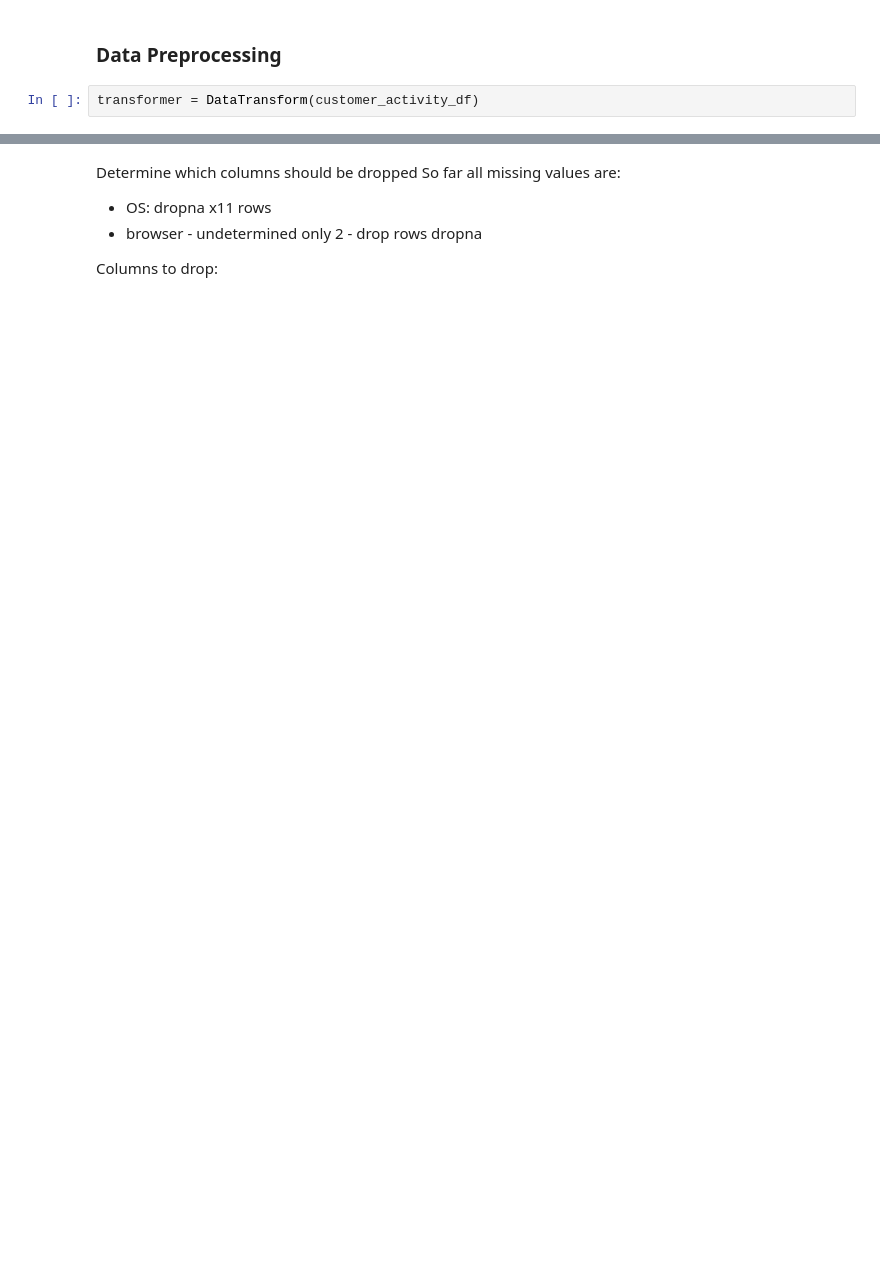
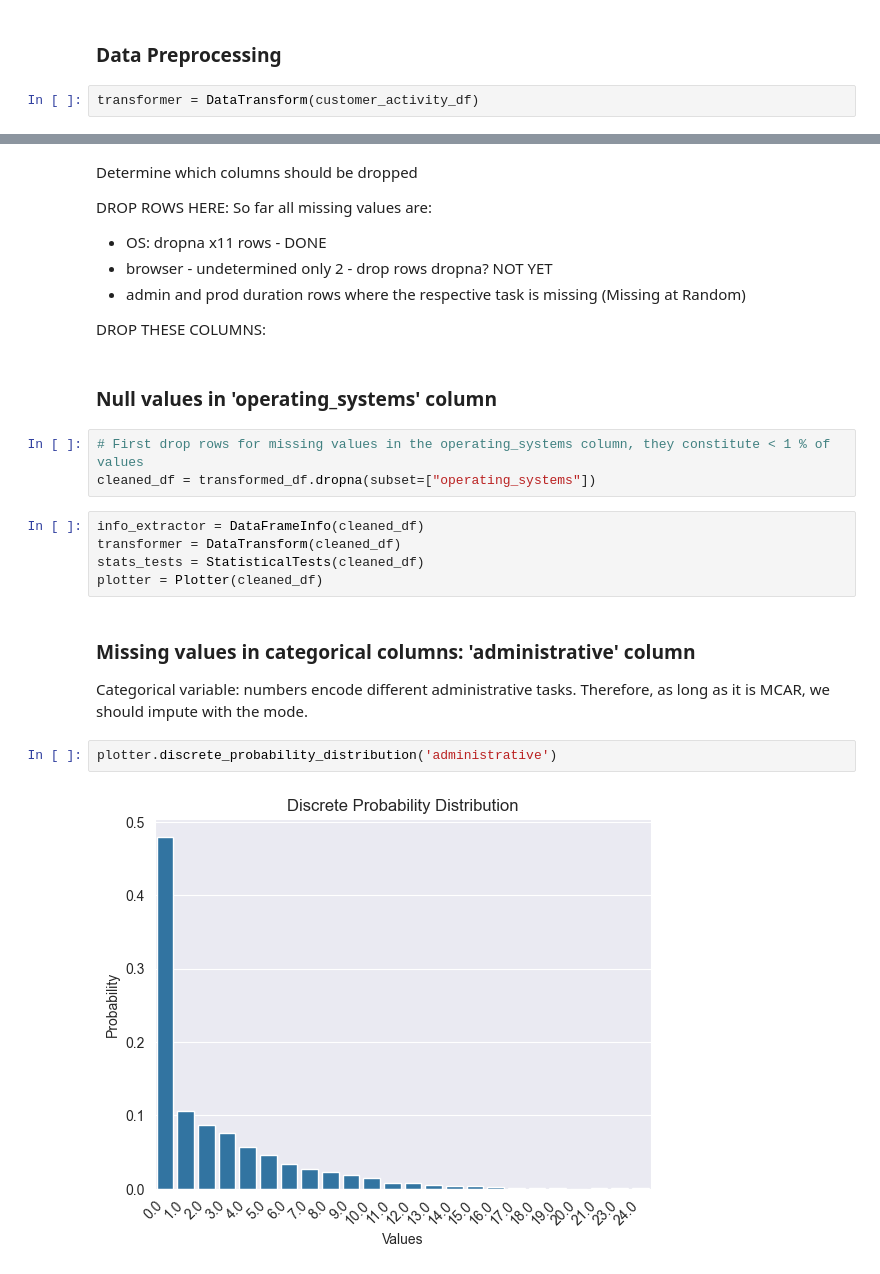
Before and after one commit to selvatica-36/Exploratory-data-analysis---Online-shopping-in-retail, a Jupyter notebook: EDA_customer_activity.ipynb, the cells around one changed output, grey strips where cells are left out. Drawn from its saved outputs; the diff is of its cells as text; blank space fills up the shorter version.

Commit message:
Imputed missing values in dataset.

```diff
--- a/EDA_customer_activity.ipynb
+++ b/EDA_customer_activity.ipynb
@@ -131,7 +130,29 @@ Name: count, dtype: int64
 # %% [markdown]
 Determine which columns should be dropped
+
+DROP ROWS HERE:
 So far all missing values are:
-- OS: dropna x11 rows
-- browser - undetermined only 2 - drop rows dropna
+- OS: dropna x11 rows - DONE
+- browser - undetermined only 2 - drop rows dropna? NOT YET
+- admin and prod duration rows where the respective task is missing (Missing at Random)
 
-Columns to drop:
+DROP THESE COLUMNS:
+# %% [markdown]
+### Null values in 'operating_systems' column
+# %%
+# First drop rows for missing values in the operating_systems column, they constitute < 1 % of values
+cleaned_df = transformed_df.dropna(subset=["operating_systems"])
+# %%
+info_extractor = DataFrameInfo(cleaned_df)
+transformer = DataTransform(cleaned_df)
+stats_tests = StatisticalTests(cleaned_df)
+plotter = Plotter(cleaned_df)
+# %% [markdown]
+### Missing values in categorical columns: 'administrative' column
+
+Categorical variable: numbers encode different administrative tasks.
+Therefore, as long as it is MCAR, we should impute with the mode.
+# %%
+plotter.discrete_probability_distribution('administrative')
+# %% [output]
+[figure, added]
```
Also changed, not shown: parts of 39 cells of this notebook.
